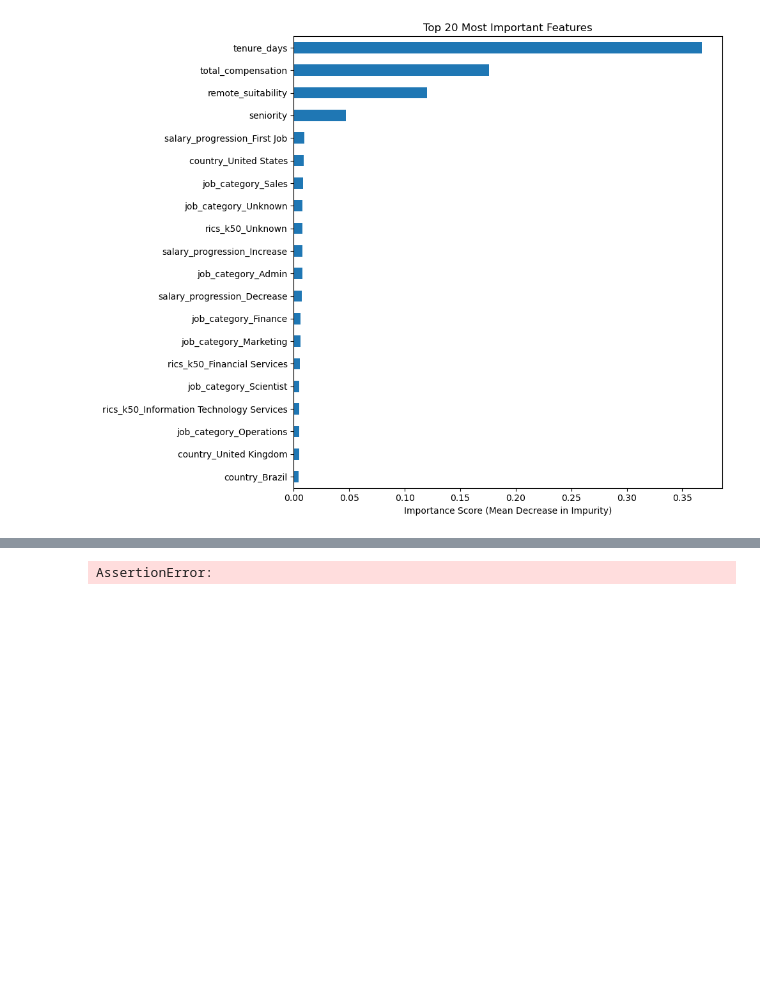
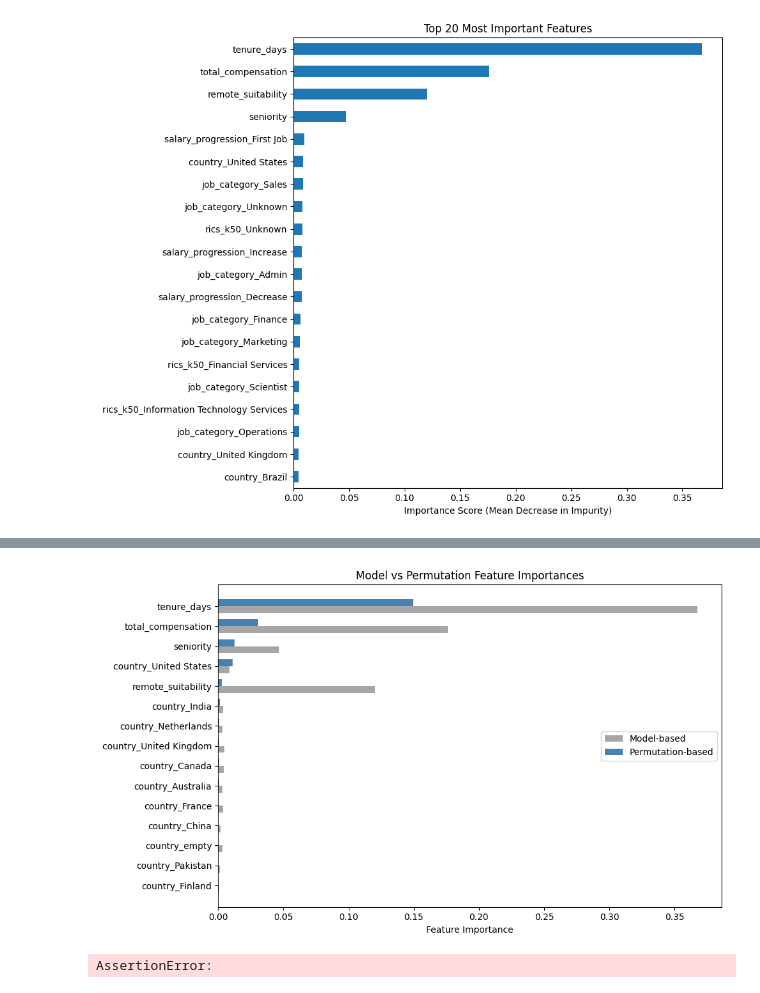
Before and after one commit to jbronyah/COSC-522-ML-Project, a Jupyter notebook: ML_Project_ETL_Pipeline_new.ipynb, the cells around one changed output, grey strips where cells are left out. Cells and saved outputs as stored; diff of their text form; code cells hidden in the pictures; blank space fills up the shorter version.

```diff
--- a/ML_Project_ETL_Pipeline_new.ipynb
+++ b/ML_Project_ETL_Pipeline_new.ipynb
@@ -559,3 +594,30 @@ plt.show()
+# %%
+import matplotlib.pyplot as plt
+import numpy as np
+
+# Example arrays: replace with real data
+model_imp = final_model.feature_importances_
+perm_imp = result.importances_mean
+features = np.array(all_feature_names)
+
+# Sort by model importance or permutation importance
+sorted_idx = np.argsort(perm_imp)[-15:]
+
+plt.figure(figsize=(10, 6))
+width = 0.35
+y = np.arange(len(sorted_idx))
+
+plt.barh(y - width/2, model_imp[sorted_idx], height=width, label='Model-based', color='gray', alpha=0.7)
+plt.barh(y + width/2, perm_imp[sorted_idx], height=width, label='Permutation-based', color='steelblue')
+
+plt.yticks(y, features[sorted_idx])
+plt.xlabel('Feature Importance')
+plt.title('Model vs Permutation Feature Importances')
+plt.legend(loc="right")
+plt.tight_layout()
+plt.show()
+# %% [output]
+[figure, added]
 # %%
 assert True == False
 # %% [output]
```
Also changed, not shown: parts of 8 cells of this notebook.
